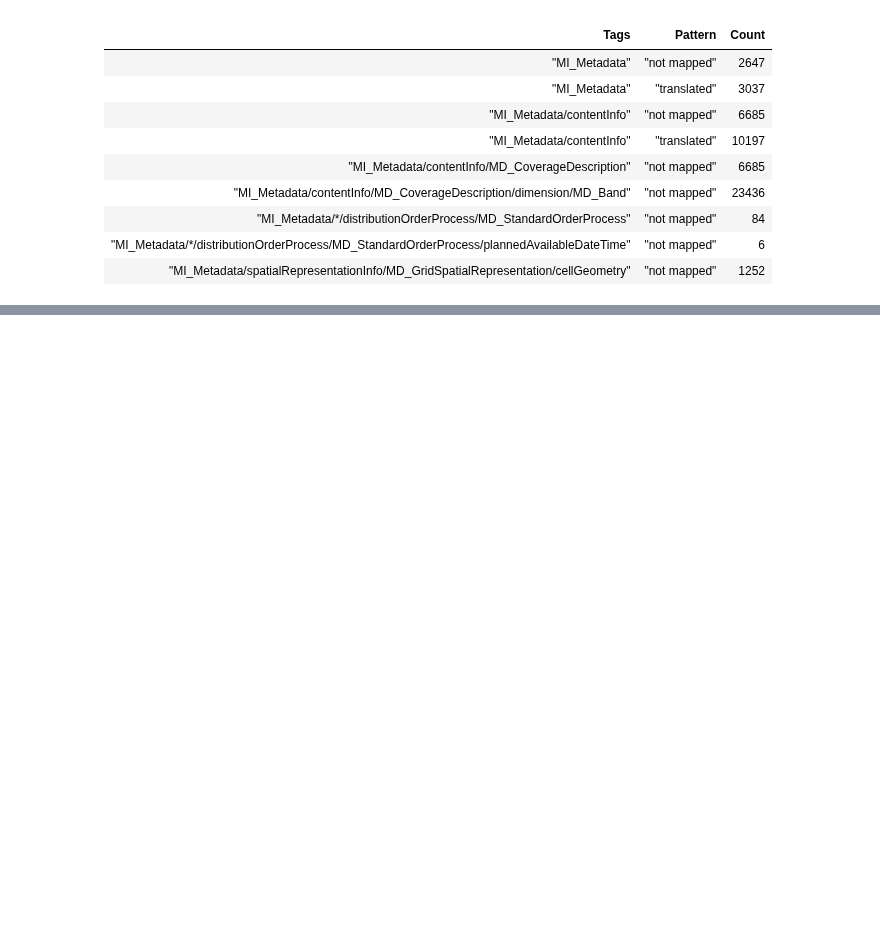
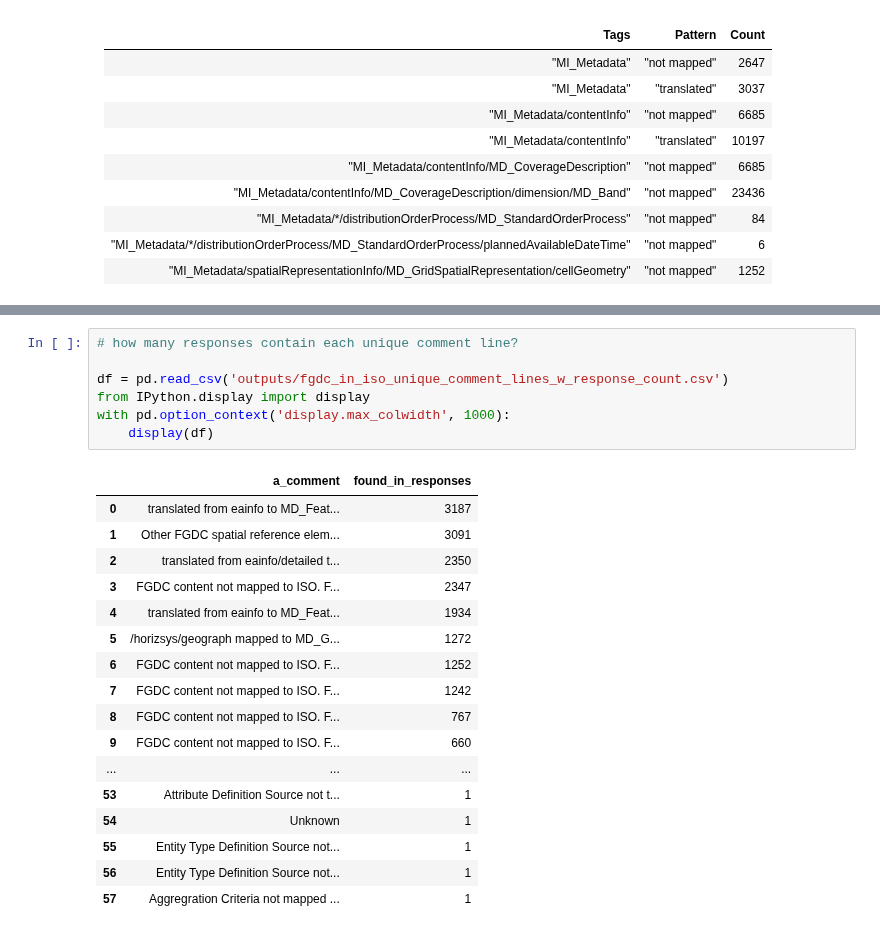
Before and after one commit to b-cube/Response-Identification-Info, a Jupyter notebook: notebooks/Analysis - Blended Metadata.ipynb, the cells around one changed output, grey strips where cells are left out. Drawn from its saved outputs; the diff is of its cells as text; blank space fills up the shorter version.

```diff
--- a/notebooks/Analysis - Blended Metadata.ipynb
+++ b/notebooks/Analysis - Blended Metadata.ipynb
@@ -188,0 +245,25 @@ Ok no idea why pandas complains - works in pg so here's the data. This is also n
+# %%
+# how many responses contain each unique comment line?
+
+df = pd.read_csv('outputs/fgdc_in_iso_unique_comment_lines_w_response_count.csv')
+from IPython.display import display
+with pd.option_context('display.max_colwidth', 1000):
+    display(df)
+# %% [output]
+|  | a_comment | found_in_responses |
+| 0 | translated from eainfo to MD_Feat... | 3187 |
+| 1 | Other FGDC spatial reference elem... | 3091 |
+| 2 | translated from eainfo/detailed t... | 2350 |
+| 3 | FGDC content not mapped to ISO. F... | 2347 |
+| 4 | translated from eainfo to MD_Feat... | 1934 |
+| 5 | /horizsys/geograph mapped to MD_G... | 1272 |
+| 6 | FGDC content not mapped to ISO. F... | 1252 |
+| 7 | FGDC content not mapped to ISO. F... | 1242 |
+| 8 | FGDC content not mapped to ISO. F... | 767 |
+| 9 | FGDC content not mapped to ISO. F... | 660 |
+| ... | ... | ... |
+| 53 | Attribute Definition Source not t... | 1 |
+| 54 | Unknown | 1 |
+| 55 | Entity Type Definition Source not... | 1 |
+| 56 | Entity Type Definition Source not... | 1 |
+| 57 | Aggregration Criteria not mapped ... | 1 |
```
Also changed, not shown: parts of 6 cells of this notebook, 8 other files.
